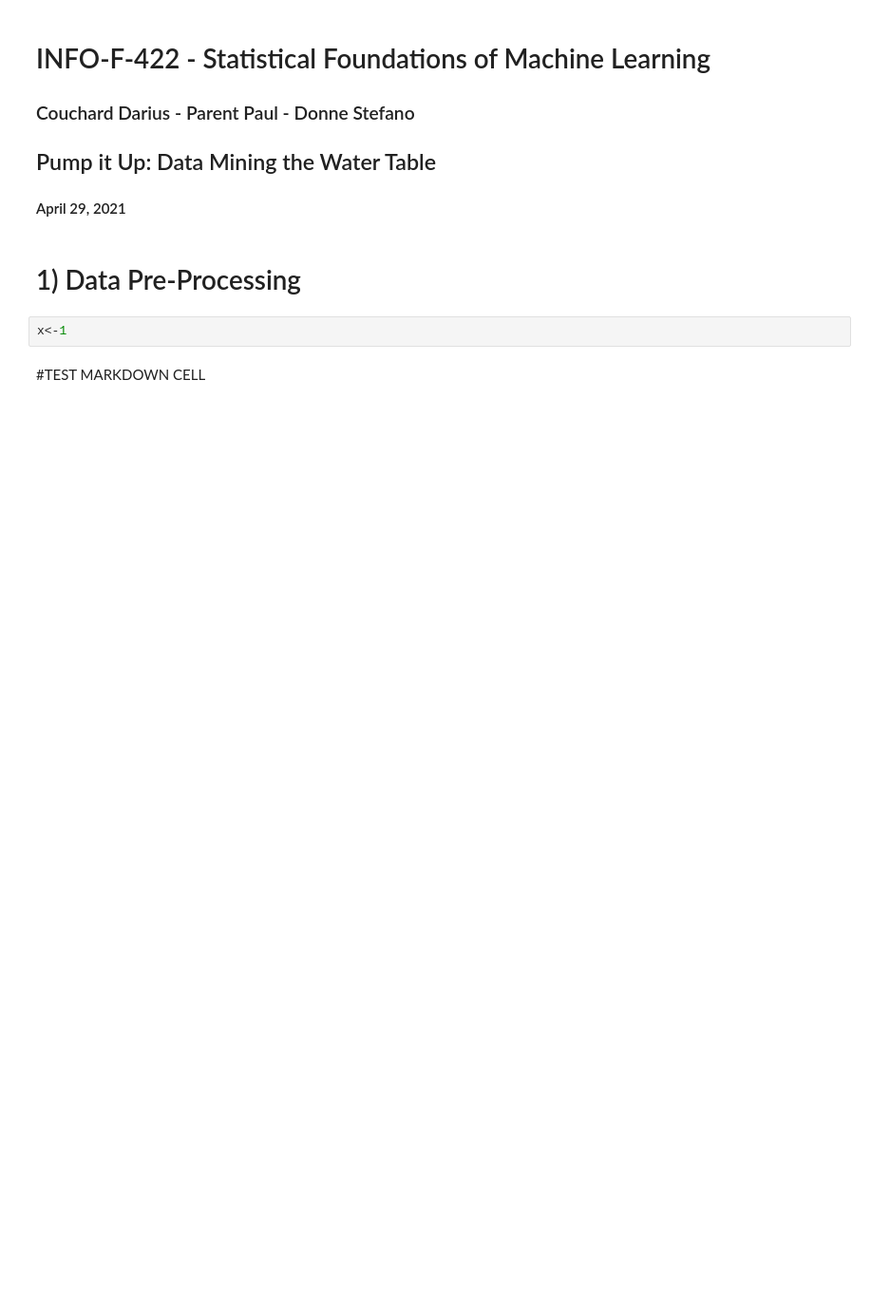
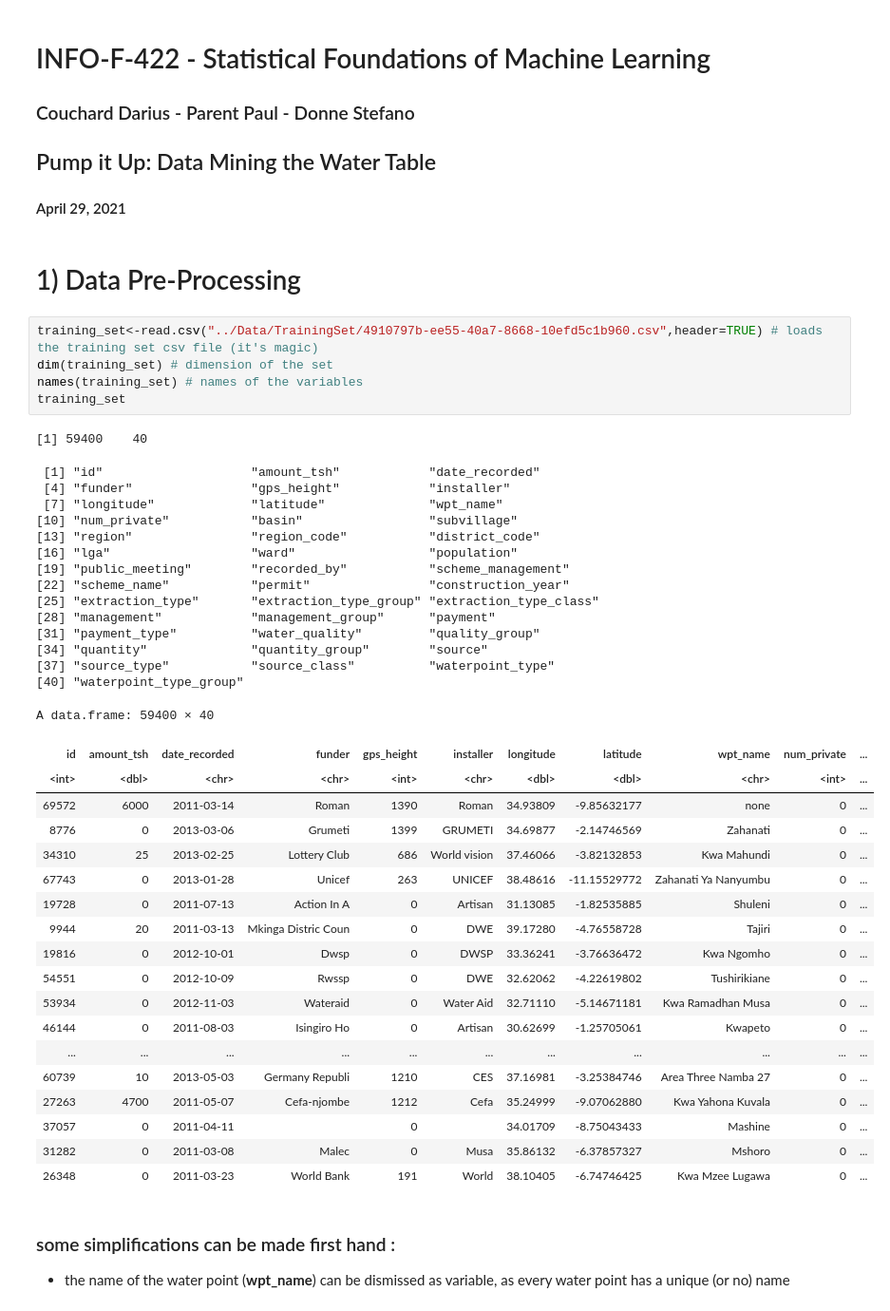
Before and after one commit to khookh/INFO-F-422-DrivenDataChallenge, a Jupyter notebook: Notebook/1-dataprocess.ipynb, the cells around one changed output. Shown: that part at 95% size. Cells and saved outputs as stored; diff of their text form; blank space fills up the shorter version.

```diff
--- a/Notebook/1-dataprocess.ipynb
+++ b/Notebook/1-dataprocess.ipynb
@@ -7,7 +7,47 @@
 ####  April 29, 2021
 # %% [markdown]
 # 1) Data Pre-Processing
-# %%
-x<-1
-# %% [markdown]
-#TEST MARKDOWN CELL
+# %%
+training_set<-read.csv("../Data/TrainingSet/4910797b-ee55-40a7-8668-10efd5c1b960.csv",header=TRUE) # loads the training set csv file (it's magic)
+dim(training_set) # dimension of the set
+names(training_set) # names of the variables
+training_set
+# %% [output]
+[1] 59400    40
+ [1] "id"                    "amount_tsh"            "date_recorded"
+ [4] "funder"                "gps_height"            "installer"
+ [7] "longitude"             "latitude"              "wpt_name"
+[10] "num_private"           "basin"                 "subvillage"
+[13] "region"                "region_code"           "district_code"
+[16] "lga"                   "ward"                  "population"
+[19] "public_meeting"        "recorded_by"           "scheme_management"
+[22] "scheme_name"           "permit"                "construction_year"
+[25] "extraction_type"       "extraction_type_group" "extraction_type_class"
+[28] "management"            "management_group"      "payment"
+[31] "payment_type"          "water_quality"         "quality_group"
+[34] "quantity"              "quantity_group"        "source"
+[37] "source_type"           "source_class"          "waterpoint_type"
+[40] "waterpoint_type_group"
+A data.frame: 59400 × 40
+| id | amount_tsh | date_recorded | funder | gps_height | installer | longitude | latitude | wpt_name | num_private | ... |
+| <int> | <dbl> | <chr> | <chr> | <int> | <chr> | <dbl> | <dbl> | <chr> | <int> | ... |
+| 69572 | 6000 | 2011-03-14 | Roman | 1390 | Roman | 34.93809 | -9.85632177 | none | 0 | ... |
+| 8776 | 0 | 2013-03-06 | Grumeti | 1399 | GRUMETI | 34.69877 | -2.14746569 | Zahanati | 0 | ... |
+| 34310 | 25 | 2013-02-25 | Lottery Club | 686 | World vision | 37.46066 | -3.82132853 | Kwa Mahundi | 0 | ... |
+| 67743 | 0 | 2013-01-28 | Unicef | 263 | UNICEF | 38.48616 | -11.15529772 | Zahanati Ya Nanyumbu | 0 | ... |
+| 19728 | 0 | 2011-07-13 | Action In A | 0 | Artisan | 31.13085 | -1.82535885 | Shuleni | 0 | ... |
+| 9944 | 20 | 2011-03-13 | Mkinga Distric Coun | 0 | DWE | 39.17280 | -4.76558728 | Tajiri | 0 | ... |
+| 19816 | 0 | 2012-10-01 | Dwsp | 0 | DWSP | 33.36241 | -3.76636472 | Kwa Ngomho | 0 | ... |
+| 54551 | 0 | 2012-10-09 | Rwssp | 0 | DWE | 32.62062 | -4.22619802 | Tushirikiane | 0 | ... |
+| 53934 | 0 | 2012-11-03 | Wateraid | 0 | Water Aid | 32.71110 | -5.14671181 | Kwa Ramadhan Musa | 0 | ... |
+| 46144 | 0 | 2011-08-03 | Isingiro Ho | 0 | Artisan | 30.62699 | -1.25705061 | Kwapeto | 0 | ... |
+| ... | ... | ... | ... | ... | ... | ... | ... | ... | ... | ... |
+| 60739 | 10 | 2013-05-03 | Germany Republi | 1210 | CES | 37.16981 | -3.25384746 | Area Three Namba 27 | 0 | ... |
+| 27263 | 4700 | 2011-05-07 | Cefa-njombe | 1212 | Cefa | 35.24999 | -9.07062880 | Kwa Yahona Kuvala | 0 | ... |
+| 37057 | 0 | 2011-04-11 |  | 0 |  | 34.01709 | -8.75043433 | Mashine | 0 | ... |
+| 31282 | 0 | 2011-03-08 | Malec | 0 | Musa | 35.86132 | -6.37857327 | Mshoro | 0 | ... |
+| 26348 | 0 | 2011-03-23 | World Bank | 191 | World | 38.10405 | -6.74746425 | Kwa Mzee Lugawa | 0 | ... |
+# %% [markdown]
+### some simplifications can be made first hand :
+
+* the name of the water point (**wpt_name**) can be dismissed as variable, as every water point has a unique (or no) name
```
Also changed, not shown: parts of 2 cells of this notebook.
